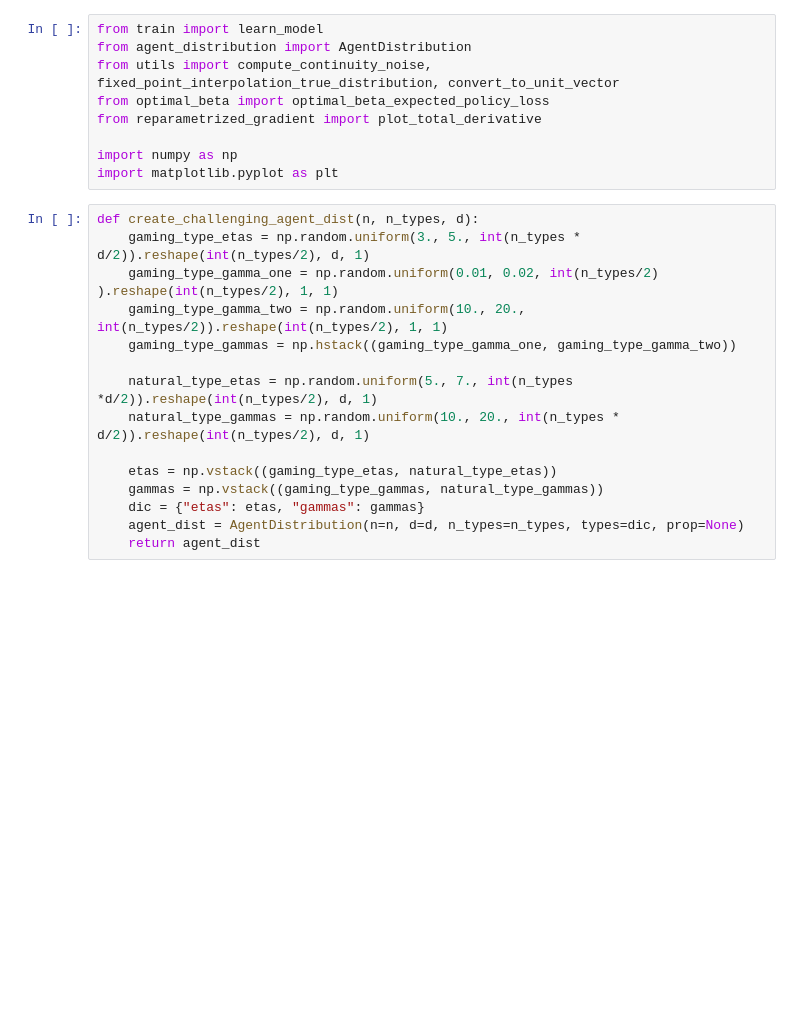
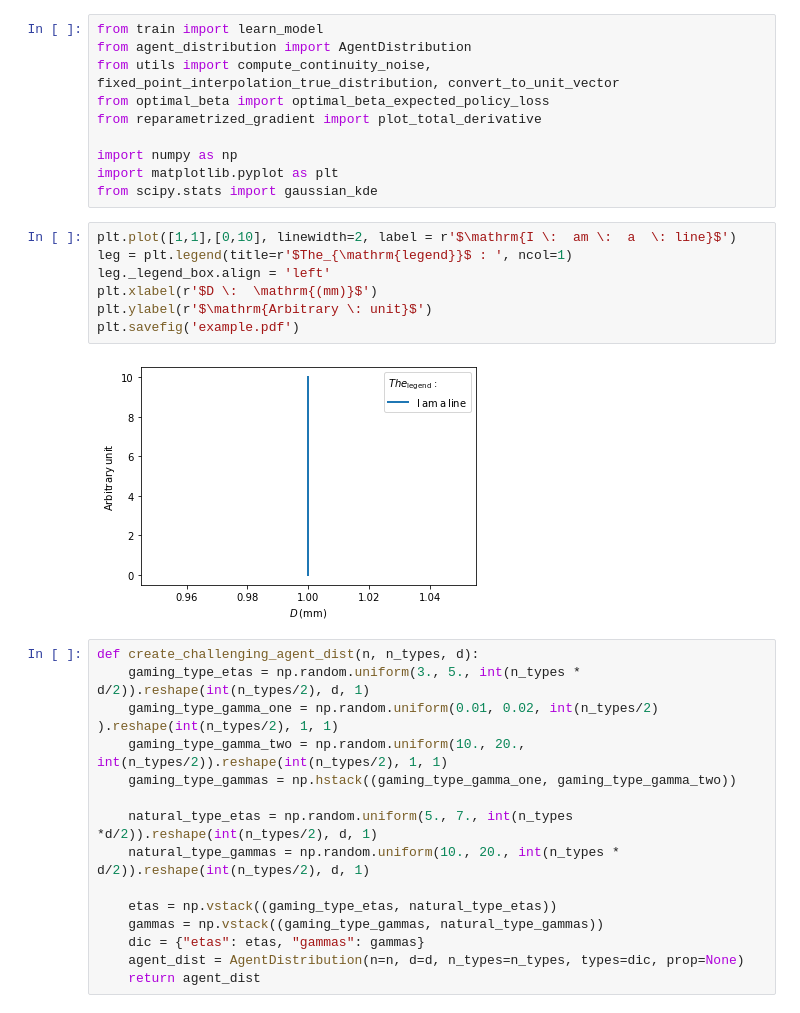
Before and after one commit to roshni714/ml-with-strategic-agents, a Jupyter notebook: heterogenous-types-distribution.ipynb, the cells around one changed output. Cells and saved outputs as stored; diff of their text form; blank space fills up the shorter version.

```diff
--- a/heterogenous-types-distribution.ipynb
+++ b/heterogenous-types-distribution.ipynb
@@ -7,6 +7,16 @@ from reparametrized_gradient import plot_total_derivative
 
 import numpy as np
 import matplotlib.pyplot as plt
+from scipy.stats import gaussian_kde
+# %%
+plt.plot([1,1],[0,10], linewidth=2, label = r'$\mathrm{I \:  am \:  a  \: line}$')
+leg = plt.legend(title=r'$The_{\mathrm{legend}}$ : ', ncol=1)
+leg._legend_box.align = 'left'
+plt.xlabel(r'$D \:  \mathrm{(mm)}$')
+plt.ylabel(r'$\mathrm{Arbitrary \: unit}$')
+plt.savefig('example.pdf')
+# %% [output]
+[figure, added]
 # %%
 def create_challenging_agent_dist(n, n_types, d):
     gaming_type_etas = np.random.uniform(3., 5., int(n_types * d/2)).reshape(int(n_types/2), d, 1)
```
Also changed, not shown: parts of 10 cells of this notebook, 9 other files.
